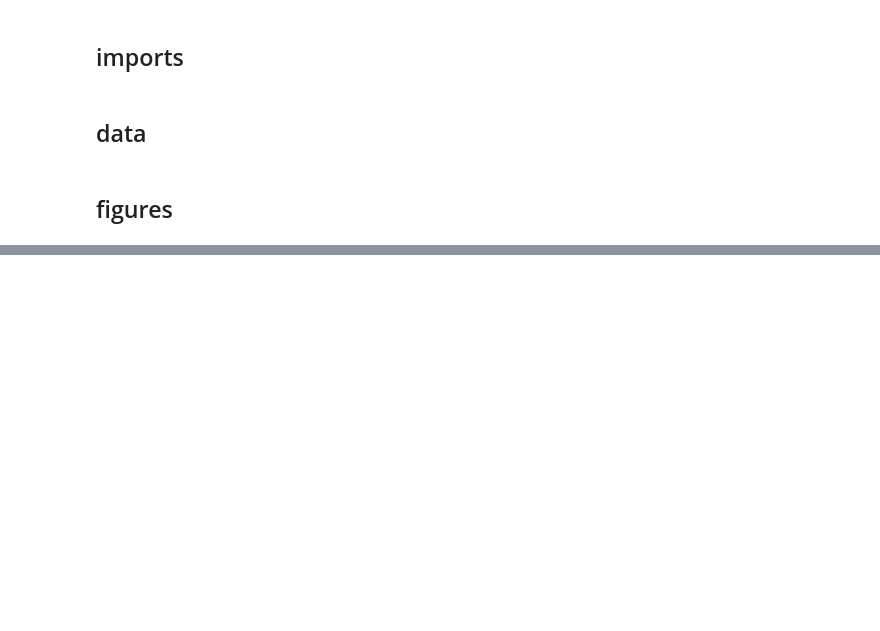
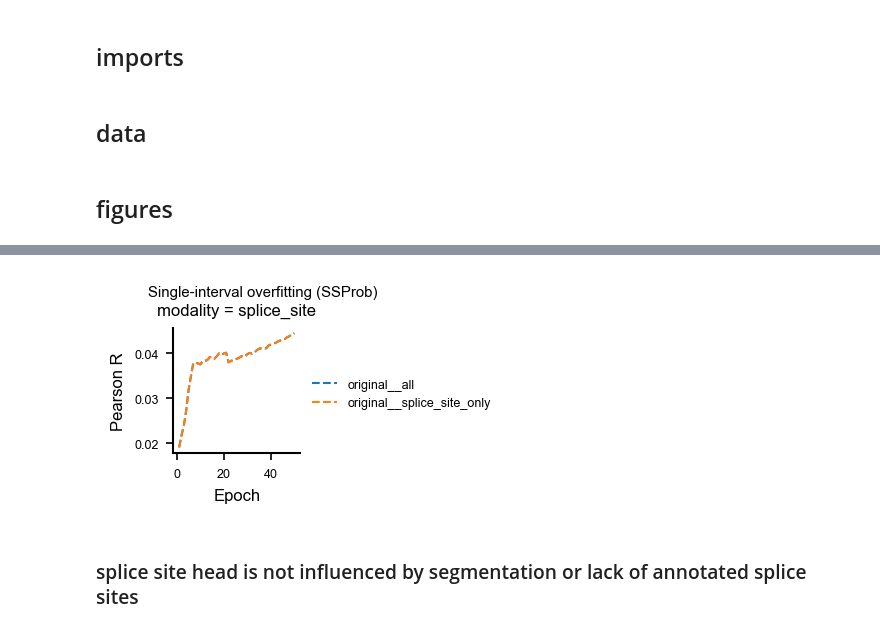
Before and after one commit to MiqG/alphagenome_finetuning_rna, a Jupyter notebook: figures/overfitting_single.ipynb, the cells around one changed output, grey strips where cells are left out. Saved outputs shown, nothing was run; the diff lists cells and outputs as text; code cells hidden in the pictures; blank space fills up the shorter version.

```diff
--- a/figures/overfitting_single.ipynb
+++ b/figures/overfitting_single.ipynb
@@ -114,0 +191,37 @@ plt.show()
+# %%
+x = pd.concat([
+    (
+        X[
+            ["epoch","density","run_name","splice_site_auprc_macro"]
+        ].drop_duplicates()
+        .melt(id_vars=["epoch","density","run_name"], var_name="modality", value_name="metric_value")
+        .assign(metric_name="auprc")
+    )
+])
+x["modality"] = x["modality"].map(MAP_MODALITIES)
+
+g = sns.relplot(
+    kind="line",
+    data=x,
+    x="epoch",
+    y="metric_value",
+    hue="run_name",
+    col="modality",
+    linewidth=1, linestyle="dashed",
+    facet_kws=dict(sharey=False),
+    height=4*cm, aspect=1.15
+)
+
+g.set(
+    xlabel="Epoch",
+    ylabel="Pearson R"
+)
+g.legend.set_title("")
+g.fig.subplots_adjust(top=0.8)
+g.fig.suptitle("Single-interval overfitting (SSProb)")
+
+plt.show()
+# %% [output]
+[figure, added]
+# %% [markdown]
+### splice site head is not influenced by segmentation or lack of annotated splice sites
```
Also changed, not shown: parts of 28 cells of this notebook, 1 other file.
